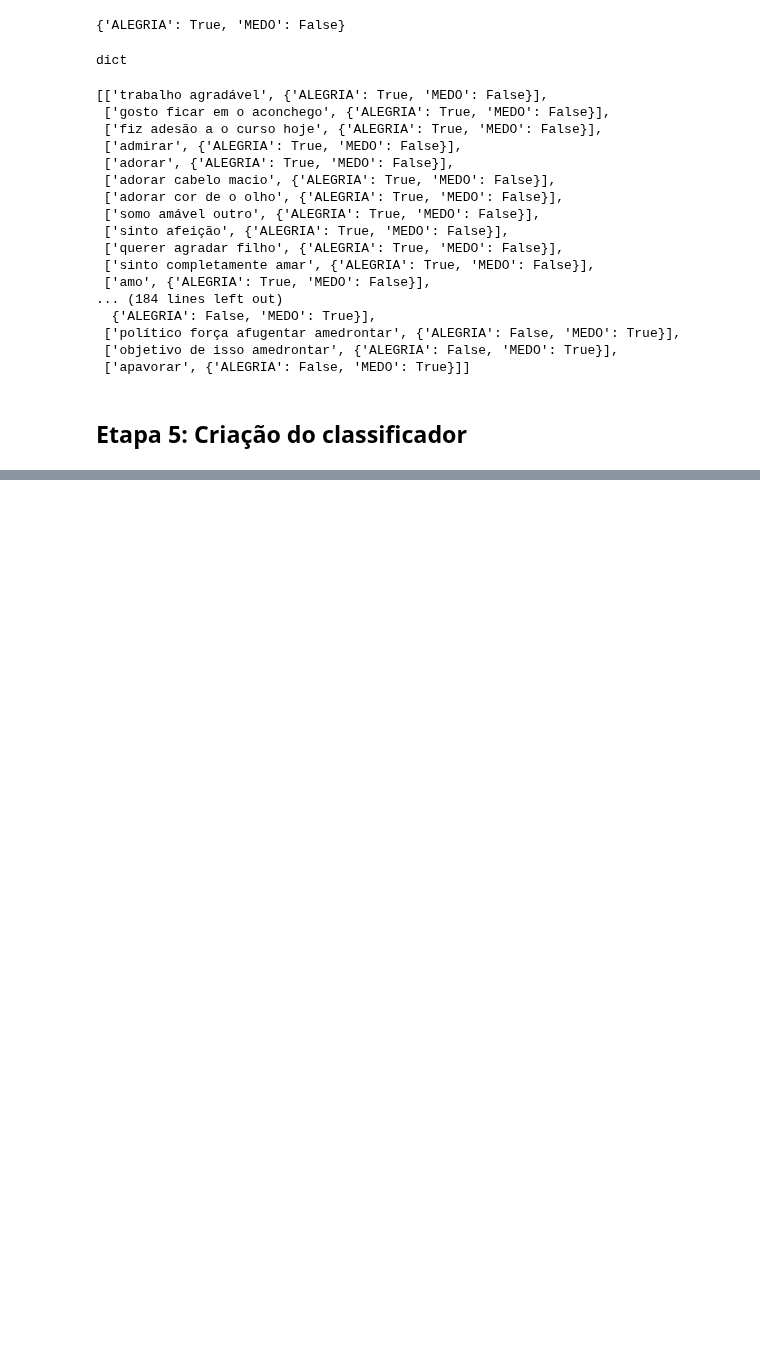
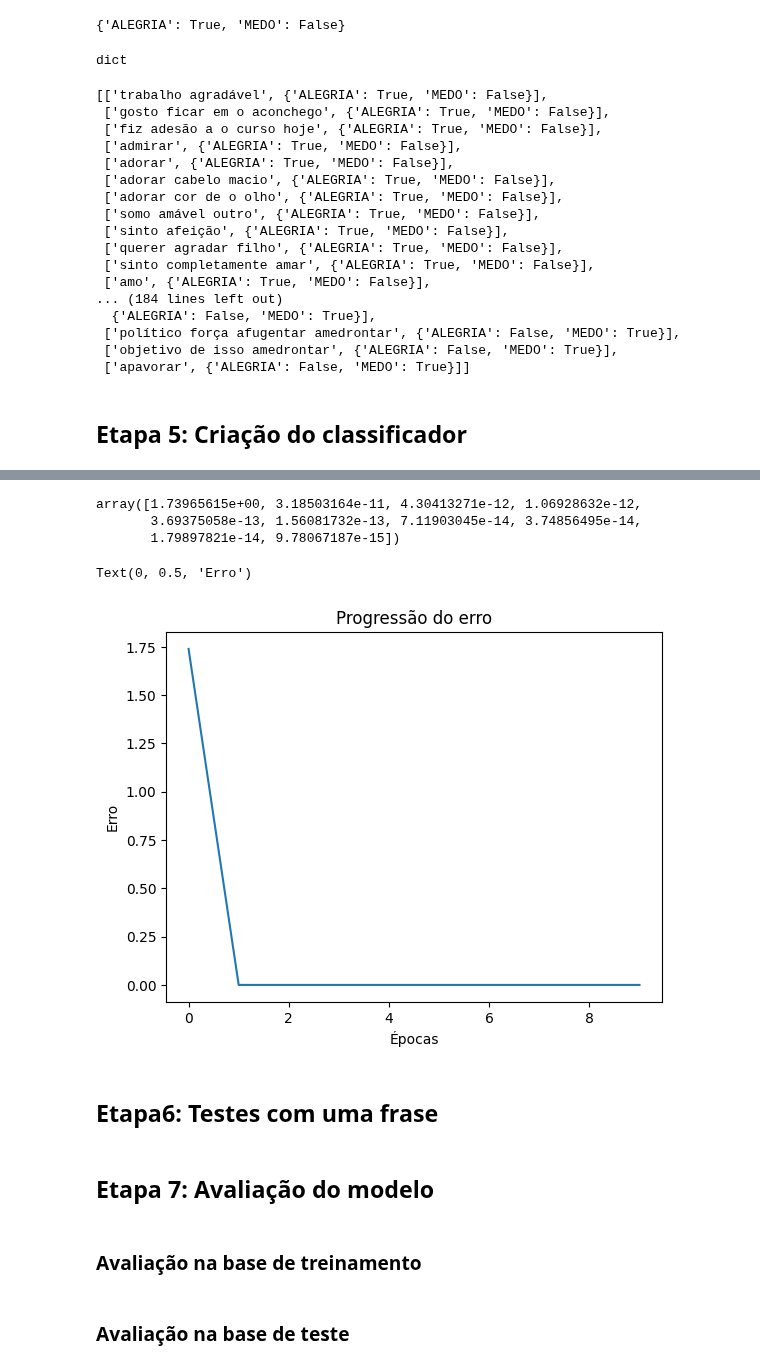
Before and after one commit to WallaceSantana79/CursoMachineLearning, a Jupyter notebook: Classificação_de_Textos_com_spaCy.ipynb, the cells around one changed output, grey strips where cells are left out. Drawn from its saved outputs; the diff is of its cells as text; code cells hidden in the pictures; blank space fills up the shorter version.

```diff
--- a/Classificação_de_Textos_com_spaCy.ipynb
+++ b/Classificação_de_Textos_com_spaCy.ipynb
@@ -262,3 +264,18 @@ textcat = modelo.add_pipe("textcat")
 textcat.add_label("ALEGRIA")
 textcat.add_label("MEDO")
 historico = []
+# %%
+modelo.begin_training()
+for epoca in range(1000):
+  random.shuffle(base_dados_final)
+  losses = {}
+  for batch in spacy.util.minibatch(base_dados_final, 30):
+    textos = [modelo(texto) for texto, entities in batch]
+    annotations = [{'cats': entities} for texto, entities in batch]
+    examples = [Example.from_dict(doc, annotation) for doc, annotation in zip(
+            textos, annotations
+        )]
+    modelo.update(examples, losses=losses)
+  if epoca % 100 == 0:
+    print(losses)
+    historico.append(losses)
@@ -264,0 +293,20 @@ historico = []
+# %%
+historico_loss = []
+for i in historico:
+  historico_loss.append(i.get('textcat'))
+# %%
+historico_loss = np.array(historico_loss)
+historico_loss
+# %% [output]
+array([1.73965615e+00, 3.18503164e-11, 4.30413271e-12, 1.06928632e-12,
+       3.69375058e-13, 1.56081732e-13, 7.11903045e-14, 3.74856495e-14,
+       1.79897821e-14, 9.78067187e-15])
+# %%
+import matplotlib.pyplot as plt
+plt.plot(historico_loss)
+plt.title('Progressão do erro')
+plt.xlabel('Épocas')
+plt.ylabel('Erro')
+# %% [output]
+Text(0, 0.5, 'Erro')
+[figure, added]
@@ -264,0 +315,8 @@ historico = []
+# %% [markdown]
+## Etapa6: Testes com uma frase
+# %% [markdown]
+## Etapa 7: Avaliação do modelo
+# %% [markdown]
+### Avaliação na base de treinamento
+# %% [markdown]
+### Avaliação na base de teste
```
Also changed, not shown: parts of 3 cells of this notebook.
